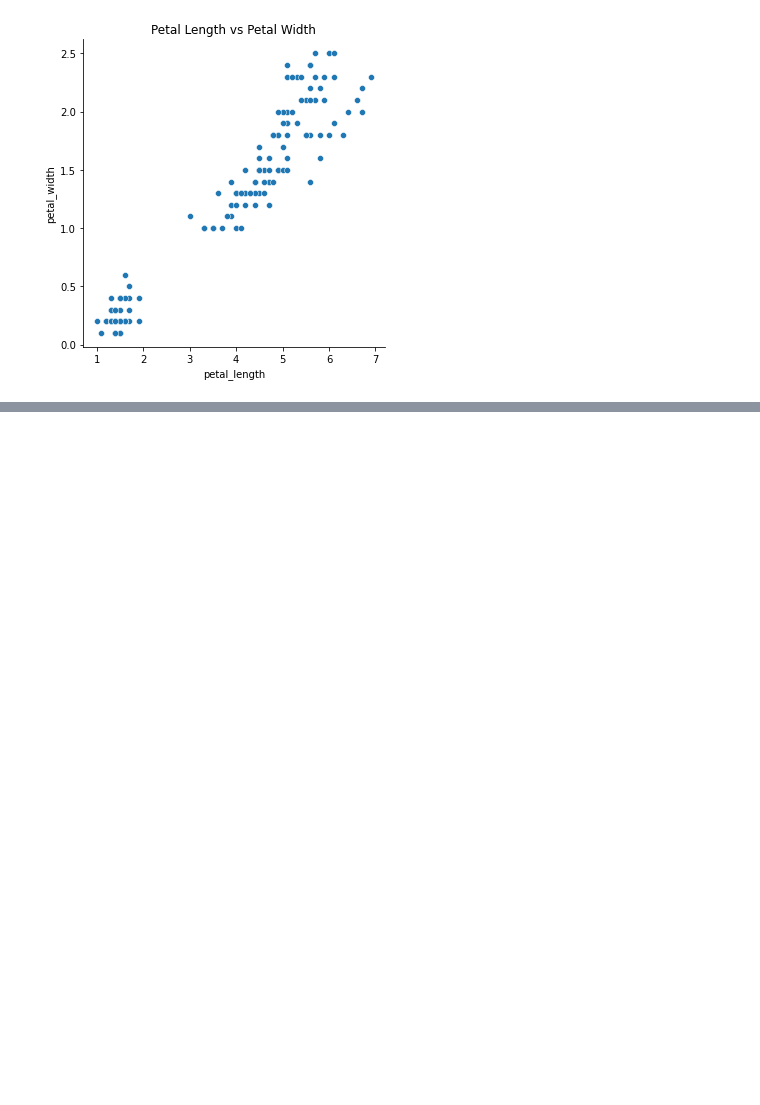
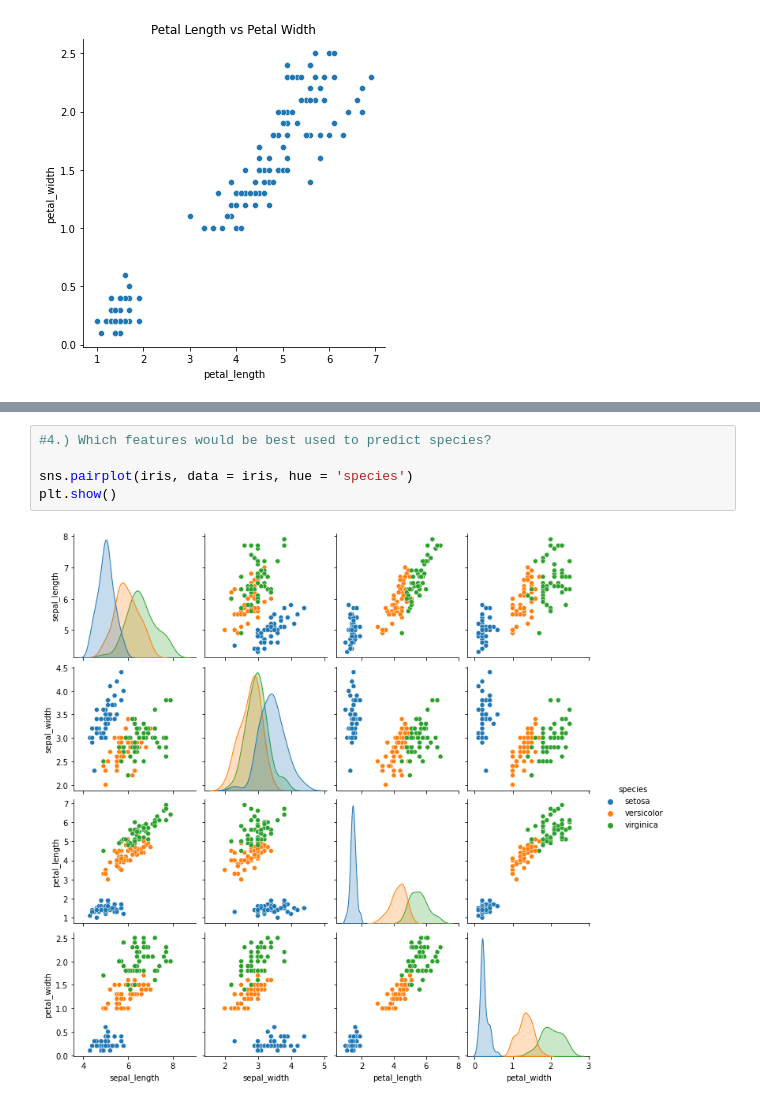
Before and after one commit to BManoff/numpy-pandas-visualization-exercises, a Jupyter notebook: seaborn_exercises.ipynb, the cells around one changed output, grey strips where cells are left out. Cells and saved outputs as stored; diff of their text form; blank space fills up the shorter version.

```diff
--- a/seaborn_exercises.ipynb
+++ b/seaborn_exercises.ipynb
@@ -34,3 +54,10 @@ plt.title('Petal Length vs Petal Width')
 plt.show()
 # %% [output]
 [figure]
+# %%
+#4.) Which features would be best used to predict species?
+
+sns.pairplot(iris, data = iris, hue = 'species')
+plt.show()
+# %% [output]
+[figure, added]
```
Also changed, not shown: parts of 20 cells of this notebook, 1 other file.
